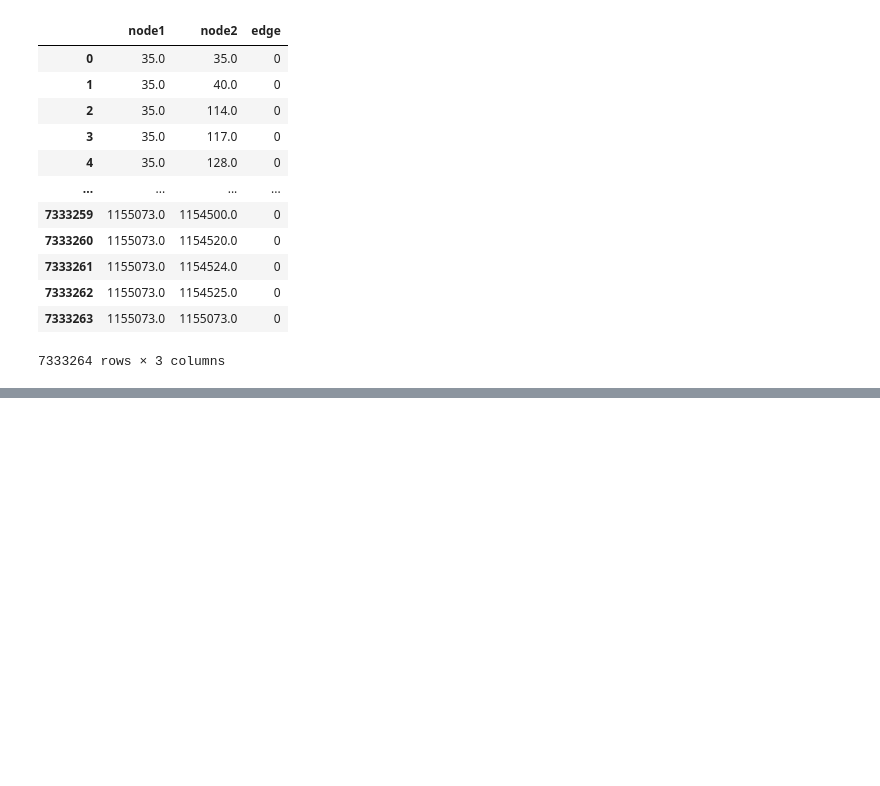
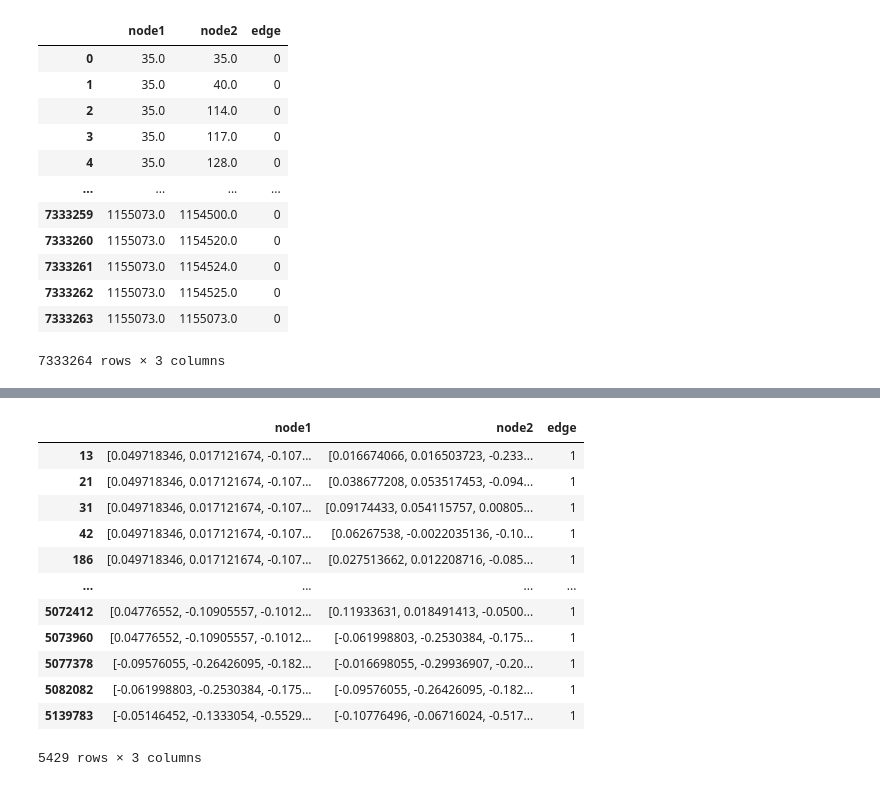
Before and after one commit to zakaria-n/link-prediction, a Jupyter notebook: link-pred.ipynb, the cells around one changed output, grey strips where cells are left out. Cells and saved outputs as stored; diff of their text form; code cells hidden in the pictures; blank space fills up the shorter version.

```diff
--- a/link-pred.ipynb
+++ b/link-pred.ipynb
@@ -102,0 +107,16 @@ labeled_dataset
+# %%
+labeled_dataset.loc[labeled_dataset["edge"]==1]
+# %% [output]
+|  | node1 | node2 | edge |
+| 13 | [0.049718346, 0.017121674, -0.107... | [0.016674066, 0.016503723, -0.233... | 1 |
+| 21 | [0.049718346, 0.017121674, -0.107... | [0.038677208, 0.053517453, -0.094... | 1 |
+| 31 | [0.049718346, 0.017121674, -0.107... | [0.09174433, 0.054115757, 0.00805... | 1 |
+| 42 | [0.049718346, 0.017121674, -0.107... | [0.06267538, -0.0022035136, -0.10... | 1 |
+| 186 | [0.049718346, 0.017121674, -0.107... | [0.027513662, 0.012208716, -0.085... | 1 |
+| ... | ... | ... | ... |
+| 5072412 | [0.04776552, -0.10905557, -0.1012... | [0.11933631, 0.018491413, -0.0500... | 1 |
+| 5073960 | [0.04776552, -0.10905557, -0.1012... | [-0.061998803, -0.2530384, -0.175... | 1 |
+| 5077378 | [-0.09576055, -0.26426095, -0.182... | [-0.016698055, -0.29936907, -0.20... | 1 |
+| 5082082 | [-0.061998803, -0.2530384, -0.175... | [-0.09576055, -0.26426095, -0.182... | 1 |
+| 5139783 | [-0.05146452, -0.1333054, -0.5529... | [-0.10776496, -0.06716024, -0.517... | 1 |
+5429 rows × 3 columns
```
Also changed, not shown: parts of 21 cells of this notebook, 2 other files.
